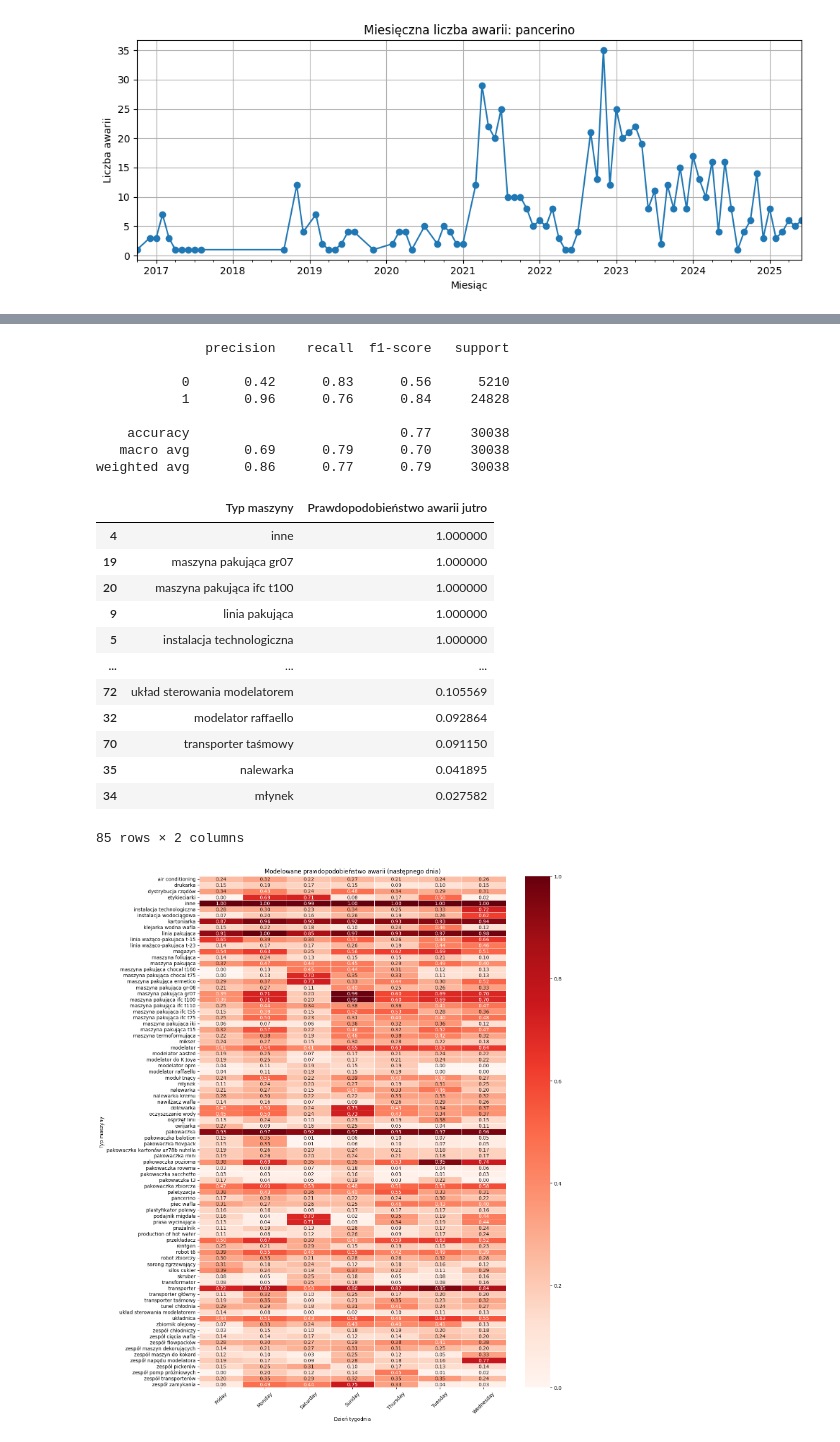
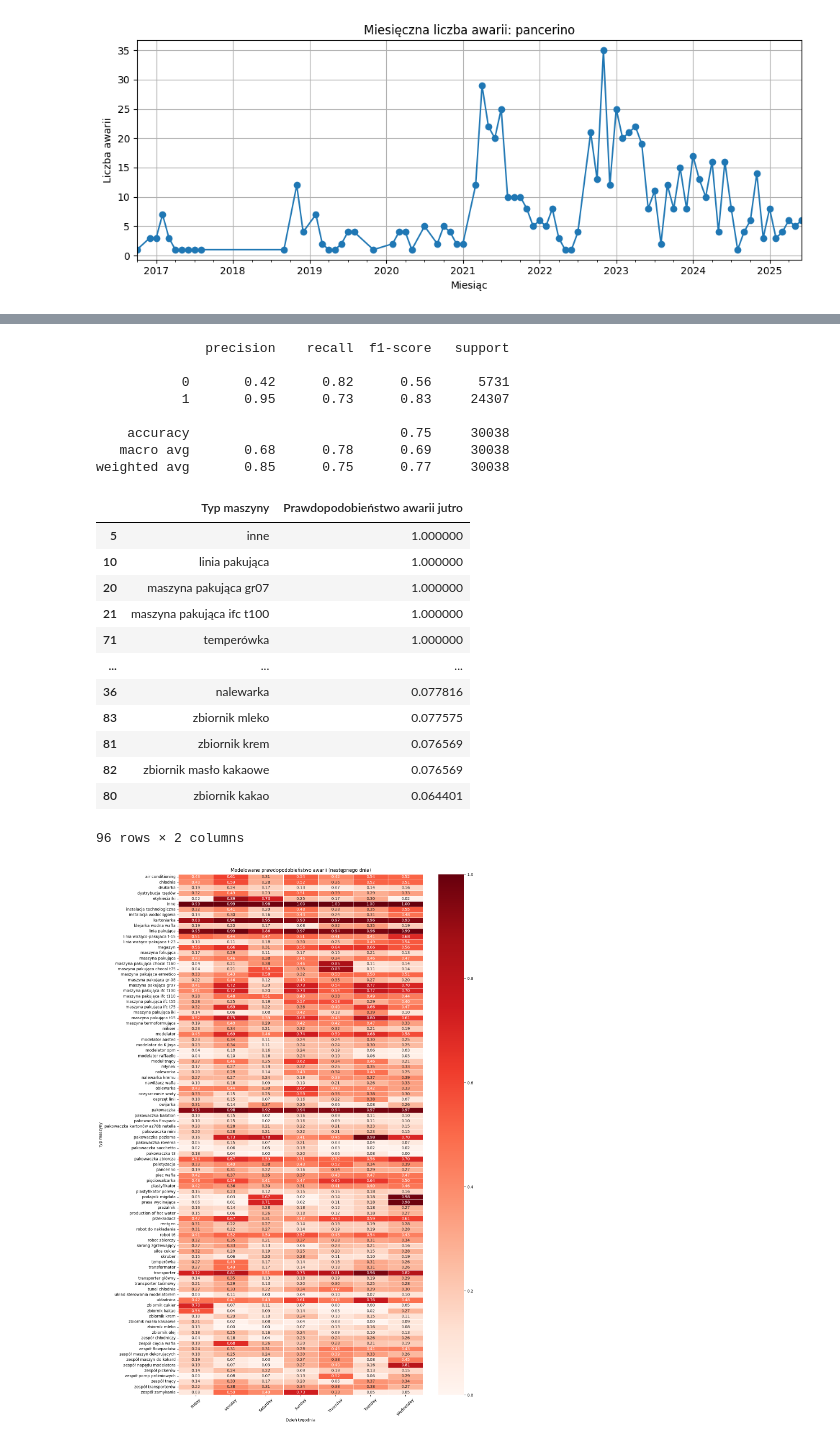
Before and after one commit to klaudiaban/ferrero, a Jupyter notebook: lista_zawiadomień.ipynb, the cells around one changed output, grey strips where cells are left out. Saved outputs shown, nothing was run; the diff lists cells and outputs as text; code cells hidden in the pictures.

```diff
--- a/lista_zawiadomień.ipynb
+++ b/lista_zawiadomień.ipynb
@@ -108,8 +108,25 @@ sum
 # %%
 # Divide the machines in Oznaczenie to some general types
 type_map = {
+    "robot do nakładania": "robot do nakładania",
+    "robot for putting": "robot do nakładania",
+    "Zbiornik do ciasta": "zbiornik do ciasta",
+    "Zbiornik na mąkę": "zbiornik na mąkę",
+    "Zbiornik czekolady": "zbiornik czekolady",
+    "Zbiornik polewy": "zbiornik polewy",
+    "Zbiornik polewa": "zbiornik polewy",
+    "Zbiornik Orzech": "zbiornik orzech",
+    "zbiornik masło kakaowe": "zbiornik masło kakaowe",
+    "zbiornik olej": "zbiornik olej",
+    "zbiornik kakao": "zbiornik kakao",
+    "zbiornik mleko": "zbiornik mleko",
+    "zbiornik cukier": "zbiornik cukier",
+    "zbiornik krem": "zbiornik krem",
+    "zbiornik mleko odtłuszczone": "zbiornik mleko odtłuszczone",
     "modelator do Pic-Poca": "modelator do Pic-Poca",
     "modelator do K Joya": "modelator do K Joya",
+    "Zespół zasilania dolnej folii": "zespół zasilania dolnej folii",
+    "Zespół zasilania górnej folii": "zespół zasilania górnej folii",
     "modelator kj": "modelator do K Joya",
     "modelator raffaello": "modelator raffaello",
     "transporter główny": "transporter główny",
@@ -117,6 +134,7 @@ type_map = {
     "zespół napędu modelatora": "zespół napędu modelatora",
     "układ sterowania modelatorem": "układ sterowania modelatorem",
     "budynek magazyn": "magazyn",
+    "zespół tnący": "zespół tnący",
     "magazyn": "magazyn",
     "owijarka": "owijarka",
     "osprzęt linii": "osprzęt linii",
@@ -214,7 +232,13 @@ type_map = {
     "zespół kartoniarki": "kartoniarka",
     "silos cukier": "silos cukier",
     "prasa wycinająca": "prasa wycinająca",
-    "plastyfikator polewy": "plastyfikator polewy"
+    "plastyfikator polewy": "plastyfikator polewy",
+    "Zbiornik na krem": "zbiornik na krem",
+    "pięciowalcarka": "pięciowalcarka",
+    "chłodnia": "chłodnia",
+    "plastyfikator": "plastyfikator",
+    "temperówka": "temperówka",
+    "t15": "maszyna pakująca t15"
 }
 
 oznaczenie_lower = df['Oznaczenie'].str.lower()
@@ -527,12 +583,12 @@ print(report_final)
 # %% [output]
               precision    recall  f1-score   support
 
-           0       0.42      0.83      0.56      5210
-           1       0.96      0.76      0.84     24828
+           0       0.42      0.82      0.56      5731
+           1       0.95      0.73      0.83     24307
 
-    accuracy                           0.77     30038
-   macro avg       0.69      0.79      0.70     30038
-weighted avg       0.86      0.77      0.79     30038
+    accuracy                           0.75     30038
+   macro avg       0.68      0.78      0.69     30038
+weighted avg       0.85      0.75      0.77     30038
 # %%
 unique_machines = df['Typ maszyny'].unique()
 
@@ -572,18 +628,18 @@ results = pd.DataFrame({
 results
 # %% [output]
 |  | Typ maszyny | Prawdopodobieństwo awarii jutro |
-| 4 | inne | 1.000000 |
-| 19 | maszyna pakująca gr07 | 1.000000 |
-| 20 | maszyna pakująca ifc t100 | 1.000000 |
-| 9 | linia pakująca | 1.000000 |
-| 5 | instalacja technologiczna | 1.000000 |
+| 5 | inne | 1.000000 |
+| 10 | linia pakująca | 1.000000 |
+| 20 | maszyna pakująca gr07 | 1.000000 |
+| 21 | maszyna pakująca ifc t100 | 1.000000 |
+| 71 | temperówka | 1.000000 |
 | ... | ... | ... |
-| 72 | układ sterowania modelatorem | 0.105569 |
-| 32 | modelator raffaello | 0.092864 |
-| 70 | transporter taśmowy | 0.091150 |
-| 35 | nalewarka | 0.041895 |
-| 34 | młynek | 0.027582 |
+| 36 | nalewarka | 0.077816 |
+| 83 | zbiornik mleko | 0.077575 |
+| 81 | zbiornik krem | 0.076569 |
+| 82 | zbiornik masło kakaowe | 0.076569 |
+| 80 | zbiornik kakao | 0.064401 |
-85 rows × 2 columns
+96 rows × 2 columns
 # %%
 # Use model_1day to predict failure probability for each machine type and day of the week
 
@@ -608,35 +664,35 @@ for machine in machine_types:
         machine_labels.append(machine)
         weekday_labels.append(day)
 
 prediction_df = pd.DataFrame(input_rows)
 
 # Encode input data
 for col in prediction_df.columns:
     prediction_df[col] = encoders[col].transform(prediction_df[col].astype(str))
 
 # Predict probabilities
 probas = model_1day.predict_proba(prediction_df)[:, 1]
 
 # Build heatmap DataFrame
 prob_df = pd.DataFrame({
     'Typ maszyny': machine_labels,
     'Dzień tygodnia': weekday_labels,
     'Prawdopodobieństwo awarii': probas
 })
 
 heatmap_matrix = prob_df.pivot(index='Typ maszyny', columns='Dzień tygodnia', values='Prawdopodobieństwo awarii')
 
 # Plot model-based heatmap
-plt.figure(figsize=(14, 16))
+plt.figure(figsize=(14, 20))
 sns.heatmap(heatmap_matrix, annot=True, fmt=".2f", cmap="Reds", linewidths=.5)
 plt.title("Modelowane prawdopodobieństwo awarii (następnego dnia)")
 plt.xlabel("Dzień tygodnia")
 plt.ylabel("Typ maszyny")
 plt.xticks(rotation=45)
 plt.tight_layout()
 plt.show()
 # %% [output]
-[figure, old version]
+[figure, new version]
 # %%
 # Generate overall failure probabilities for periods: 1, 2, 3 days
 
```
Also changed, not shown: parts of 12 cells of this notebook, 2 other files.
